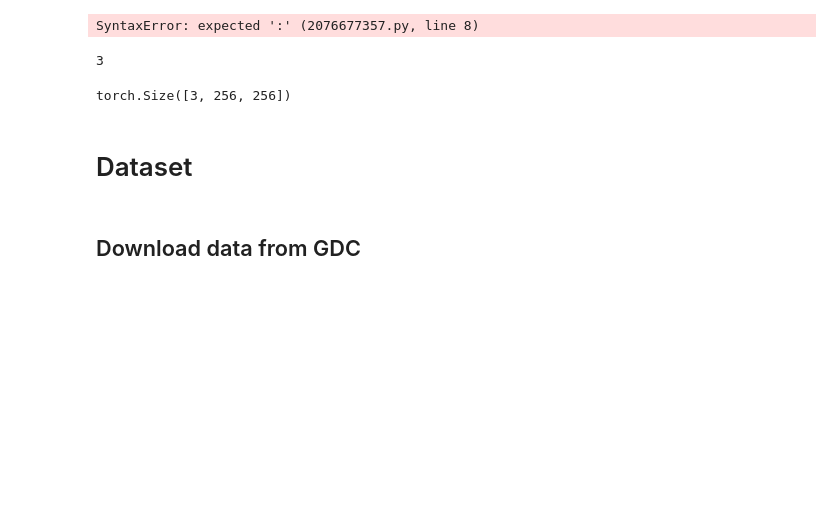
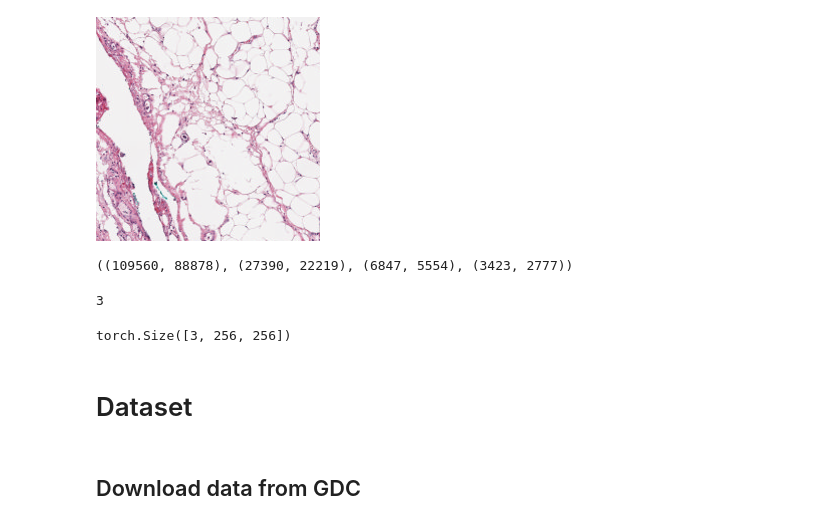
Before and after one commit to Riezmann75/CLAM, a Jupyter notebook: test.ipynb, the cells around one changed output. Cells and saved outputs as stored; diff of their text form; code cells hidden in the pictures; blank space fills up the shorter version.

```diff
--- a/test.ipynb
+++ b/test.ipynb
@@ -1,23 +1,33 @@
 # %%
 import h5py
 import os
+from torchvision import transforms
+import openslide
+from lib.wsi_file_sorter import compute_patch_size
 
 h5_dir = "wsi_patches/BLCA/patches/"
 h5_files = os.listdir(h5_dir)
 
-# Open the H5 file in read mode
-with h5py.File(
-    "wsi_patches/BLCA/patches/TCGA-MV-A51V-01Z-00-DX1.5D626704-0803-4912-96D5-FB1EEFA509FB.h5",
-    "r",
-) as f:
-    # Print the keys (top-level groups/datasets) in the file
-    print("Keys in H5 file:", list(f.keys()))
+patch_size = compute_patch_size(
+    wsi_path=f"wsi_files/BLCA/TCGA-GU-A762-01Z-00-DX1.F01B133E-3744-4430-9752-FDD25EEF58A3.svs",
+    target_magnification=2.5,
+    patch_level=2,
+)
 
-    # Access a specific group or dataset
-    # Replace 'your_group_or_dataset_key' with the actual key
-    print(f["coords"][:])
+data = h5py.File("wsi_patches/BLCA/patches/TCGA-GU-A762-01Z-00-DX1.F01B133E-3744-4430-9752-FDD25EEF58A3.h5")
+coords = data["coords"][:]
+
+wsi = openslide.OpenSlide(
+    "wsi_files/BLCA/TCGA-GU-A762-01Z-00-DX1.F01B133E-3744-4430-9752-FDD25EEF58A3.svs"
+)
+patch = wsi.read_region(coords[2][::-1], 2, (patch_size, patch_size))
+patch.resize((224, 224))
 # %% [output]
-SyntaxError: expected ':' (2076677357.py, line 8)
+[figure, added]
+# %%
+wsi.level_dimensions
+# %% [output]
+((109560, 88878), (27390, 22219), (6847, 5554), (3423, 2777))
 # %%
 # run this command in terminal
 "python create_patches_fp.py --source DATA_DIRECTORY --save_dir RESULTS_DIRECTORY --patch_size 256 --seg --patch --stitch"
```
Also changed, not shown: parts of 4 cells of this notebook, 8 other files.
